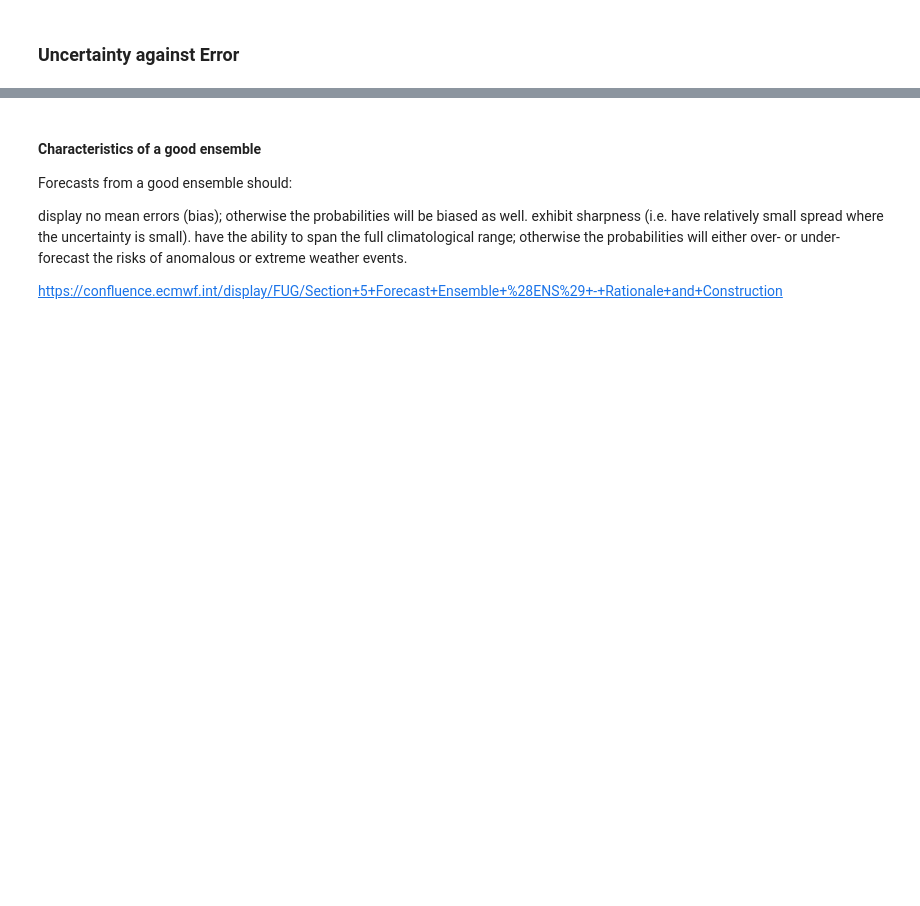
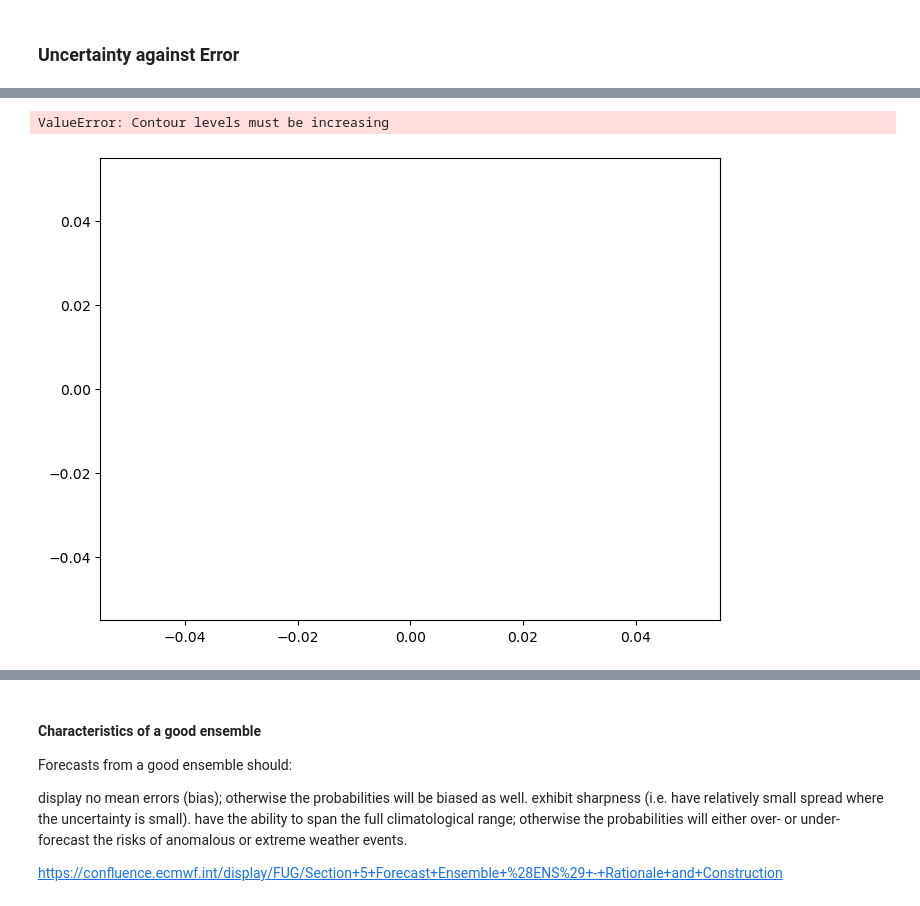
Before and after one commit to ECMWFCode4Earth/ML-BEES, a Jupyter notebook: ML-BEES-eval/uncertainty.ipynb, the cells around one changed output, grey strips where cells are left out. Drawn from its saved outputs; the diff is of its cells as text; code cells hidden in the pictures; blank space fills up the shorter version.

```diff
--- a/ML-BEES-eval/uncertainty.ipynb
+++ b/ML-BEES-eval/uncertainty.ipynb
@@ -158,0 +283,37 @@ def crpss(y_true, y_pred, y_ref):
+# %%
+# Define the vectors
+y_true_var = y_true[:,:,0]
+y_pred_var =y_pred[:,:,:,0]
+# Step 1: Expand y_true to match the shape of array for broadcasting
+y_true_expanded = np.expand_dims(y_true_var, axis=0)  # Shape becomes (1, 4260, 10051)
+
+# Step 2: Calculate the absolute errors
+absolute_errors = np.abs(y_pred_var - y_true_expanded)
+
+# Step 3: Compute the mean absolute error across ensembles
+ensemble_error = np.mean(absolute_errors, axis=0)
+
+# Step 4: calculating the std
+std = np.std(y_pred_var, axis=0)
+# %%
+# Flatten the arrays to plot each point
+import seaborn as sns
+
+ensemble_error_flat = ensemble_error.flatten()
+std_flat = std.flatten()
+
+# Plotting the scatter plot with density shading
+# Plotting the scatter plot with density shading
+plt.figure(figsize=(8, 6))
+
+sns.kdeplot(x=ensemble_error_flat, y=std_flat, cmap="Reds", fill=True, thresh=False, levels=100)
+#plt.scatter(ensemble_error_flat, y_true_flat, c='orange', alpha=0.5, s=1)
+plt.plot([0, max(ensemble_error_flat)], [0, max(std_flat)], 'k--', linewidth=1)
+plt.xlabel('Ensemble Mean Absolute Error (ms^-2)')
+plt.ylabel('standard deviation')
+plt.title('Ensemble uncertainty against ensemble error')
+
+plt.show()
+# %% [output]
+ValueError: Contour levels must be increasing
+[figure, added]
```
Also changed, not shown: parts of 17 cells of this notebook.
